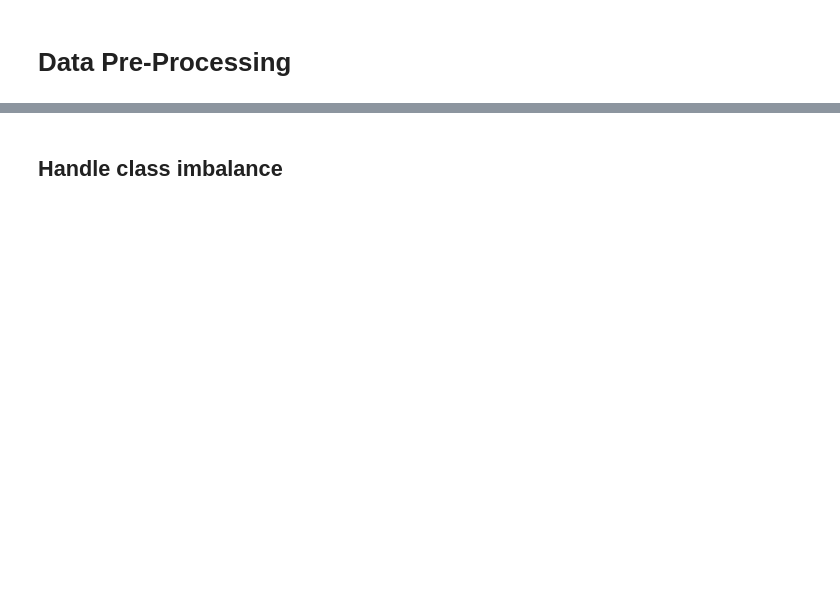
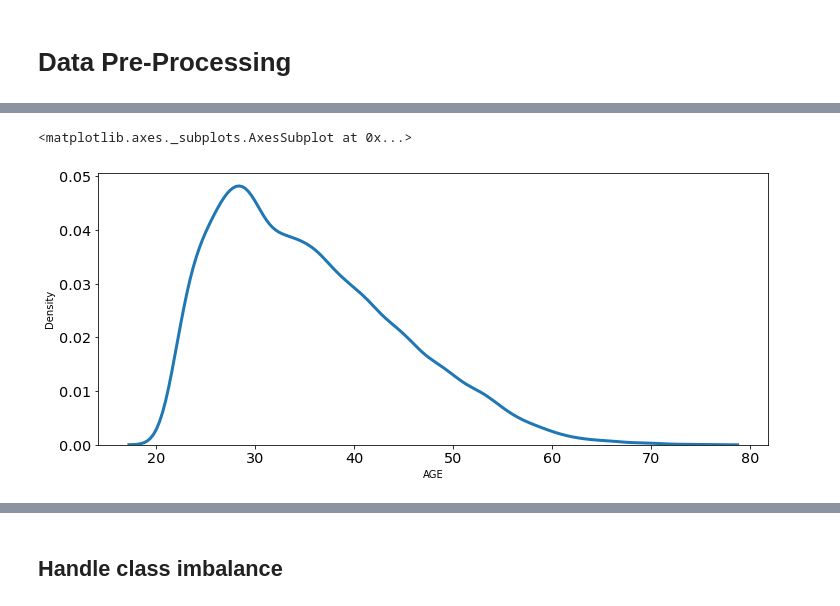
Before and after one commit to MizarCaniago/paymentdefault-4, a Jupyter notebook: Stage_2/Data_Pre-Processing.ipynb, the cells around one changed output, grey strips where cells are left out. Cells and saved outputs as stored; diff of their text form; code cells hidden in the pictures; blank space fills up the shorter version.

Commit message:
Transformation and Feature Encoding

```diff
--- a/Stage_2/Data_Pre-Processing.ipynb
+++ b/Stage_2/Data_Pre-Processing.ipynb
@@ -10,0 +405,40 @@
+# %%
+df['age_norm'] = MinMaxScaler().fit_transform(df['AGE'].values.reshape(len(df), 1))
+
+df['limitbal_norm'] = MinMaxScaler().fit_transform(df['LIMIT_BAL'].values.reshape(len(df), 1))
+
+df['billamt1_norm'] = MinMaxScaler().fit_transform(df['BILL_AMT1'].values.reshape(len(df), 1))
+df['billamt1_std'] = StandardScaler().fit_transform(df['BILL_AMT1'].values.reshape(len(df), 1))
+
+df['billamt2_norm'] = MinMaxScaler().fit_transform(df['BILL_AMT2'].values.reshape(len(df), 1))
+df['billamt2_std'] = StandardScaler().fit_transform(df['BILL_AMT2'].values.reshape(len(df), 1))
+
+df['billamt3_norm'] = MinMaxScaler().fit_transform(df['BILL_AMT3'].values.reshape(len(df), 1))
+df['billamt3_std'] = StandardScaler().fit_transform(df['BILL_AMT3'].values.reshape(len(df), 1))
+
+df['billamt4_norm'] = MinMaxScaler().fit_transform(df['BILL_AMT4'].values.reshape(len(df), 1))
+df['billamt4_std'] = StandardScaler().fit_transform(df['BILL_AMT4'].values.reshape(len(df), 1))
+
+df['billamt5_norm'] = MinMaxScaler().fit_transform(df['BILL_AMT5'].values.reshape(len(df), 1))
+df['billamt5_std'] = StandardScaler().fit_transform(df['BILL_AMT5'].values.reshape(len(df), 1))
+
+df['billamt6_norm'] = MinMaxScaler().fit_transform(df['BILL_AMT6'].values.reshape(len(df), 1))
+df['billamt6_std'] = StandardScaler().fit_transform(df['BILL_AMT6'].values.reshape(len(df), 1))
+
+df['payamt1_norm'] = MinMaxScaler().fit_transform(df['PAY_AMT1'].values.reshape(len(df), 1))
+df['payamt1_std'] = StandardScaler().fit_transform(df['PAY_AMT1'].values.reshape(len(df), 1))
+
+df['payamt2_norm'] = MinMaxScaler().fit_transform(df['PAY_AMT2'].values.reshape(len(df), 1))
+df['payamt2_std'] = StandardScaler().fit_transform(df['PAY_AMT2'].values.reshape(len(df), 1))
+
+df['payamt3_norm'] = MinMaxScaler().fit_transform(df['PAY_AMT3'].values.reshape(len(df), 1))
+df['payamt3_std'] = StandardScaler().fit_transform(df['PAY_AMT3'].values.reshape(len(df), 1))
+
+df['payamt4_norm'] = MinMaxScaler().fit_transform(df['PAY_AMT4'].values.reshape(len(df), 1))
+df['payamt4_std'] = StandardScaler().fit_transform(df['PAY_AMT4'].values.reshape(len(df), 1))
+
+df['payamt5_norm'] = MinMaxScaler().fit_transform(df['PAY_AMT5'].values.reshape(len(df), 1))
+df['payamt5_std'] = StandardScaler().fit_transform(df['PAY_AMT5'].values.reshape(len(df), 1))
+
+df['payamt6_norm'] = MinMaxScaler().fit_transform(df['PAY_AMT6'].values.reshape(len(df), 1))
+df['payamt6_std'] = StandardScaler().fit_transform(df['PAY_AMT6'].values.reshape(len(df), 1))
@@ -10,0 +467,5 @@
+# %%
+sns.kdeplot(df['AGE'])
+# %% [output]
+<matplotlib.axes._subplots.AxesSubplot at 0x...>
+[figure, added]
```
Also changed, not shown: parts of 104 cells of this notebook, 1 other file.
